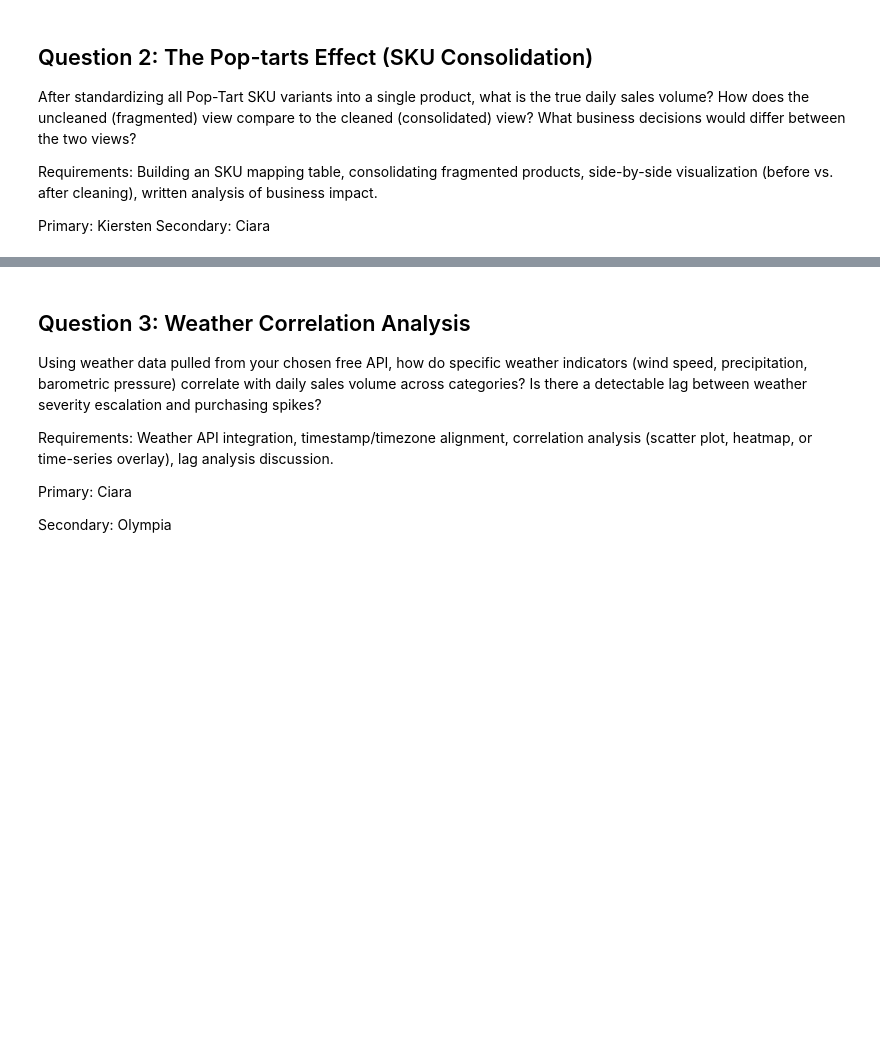
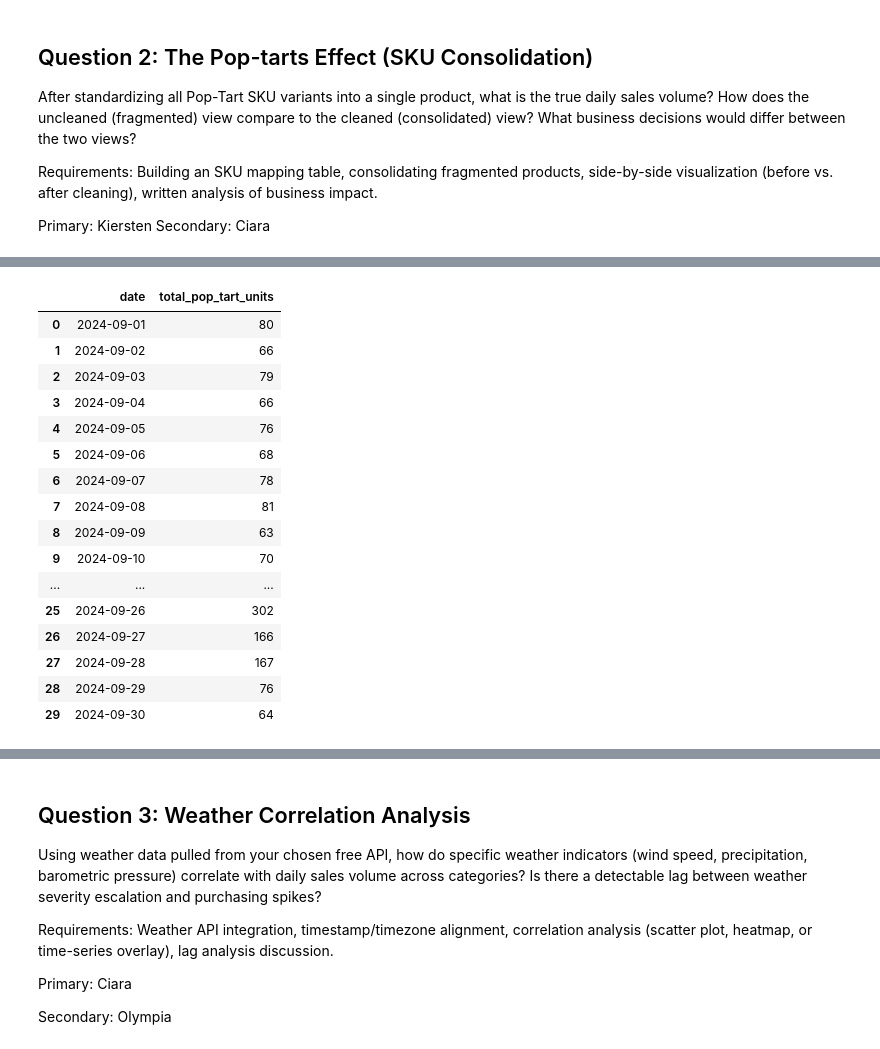
Before and after one commit to ciara-graves/walmart-hurricane-project, a Jupyter notebook: notebooks/DS2002_MidtermTeam_notebook.ipynb, the cells around one changed output, grey strips where cells are left out. Drawn from its saved outputs; the diff is of its cells as text; code cells hidden in the pictures; blank space fills up the shorter version.

```diff
--- a/notebooks/DS2002_MidtermTeam_notebook.ipynb
+++ b/notebooks/DS2002_MidtermTeam_notebook.ipynb
@@ -1830,0 +1870,63 @@ Secondary: Ciara
+# %%
+# Q2: Compare fragmented and consolidated Pop-Tart sales
+
+# Start with cleaned transactions
+q2_transactions = transactions_clean.copy()
+
+# Join product information onto transactions
+q2_transactions = q2_transactions.merge(
+    product_catalog_clean[['sku', 'product_name']],
+    on='sku',
+    how='left'
+)
+
+# Identify Pop-Tart transactions using the SKU mapping table
+pop_tart_skus = pop_tart_sku_map['sku'].unique()
+
+pop_tart_transactions = q2_transactions[
+    q2_transactions['sku'].isin(pop_tart_skus)
+].copy()
+
+# Exclude transactions without timestamps from daily total
+pop_tart_transactions = pop_tart_transactions.dropna(
+    subset=['timestamp']
+)
+
+# Create a date column
+pop_tart_transactions['date'] = (
+    pop_tart_transactions['timestamp'].dt.normalize()
+)
+
+# FRAGMENTED VIEW:
+# Daily sales for each individual SKU
+fragmented_daily = (
+    pop_tart_transactions
+    .groupby(['date', 'sku'])['quantity']
+    .sum()
+    .reset_index()
+)
+
+# CONSOLIDATED VIEW:
+# Combine all Pop-Tart SKUs into one product
+consolidated_daily = (
+    pop_tart_transactions
+    .groupby('date')['quantity']
+    .sum()
+    .reset_index(name='total_pop_tart_units')
+)
+
+# Total daily volume
+print("Consolidated daily Pop-Tart sales:")
+display(consolidated_daily)
+
+# overall daily average
+print(
+    "Average daily Pop-Tart units:",
+    round(consolidated_daily['total_pop_tart_units'].mean(), 2)
+)
+
+print(
+    "Total Pop-Tart units across the observed period:",
+    consolidated_daily['total_pop_tart_units'].sum()
+)
+# %% [output]
@@ -1830,0 +1934,17 @@ Secondary: Ciara
+|  | date | total_pop_tart_units |
+| 0 | 2024-09-01 | 80 |
+| 1 | 2024-09-02 | 66 |
+| 2 | 2024-09-03 | 79 |
+| 3 | 2024-09-04 | 66 |
+| 4 | 2024-09-05 | 76 |
+| 5 | 2024-09-06 | 68 |
+| 6 | 2024-09-07 | 78 |
+| 7 | 2024-09-08 | 81 |
+| 8 | 2024-09-09 | 63 |
+| 9 | 2024-09-10 | 70 |
+| ... | ... | ... |
+| 25 | 2024-09-26 | 302 |
+| 26 | 2024-09-27 | 166 |
+| 27 | 2024-09-28 | 167 |
+| 28 | 2024-09-29 | 76 |
+| 29 | 2024-09-30 | 64 |
```
Also changed, not shown: parts of 11 cells of this notebook.
